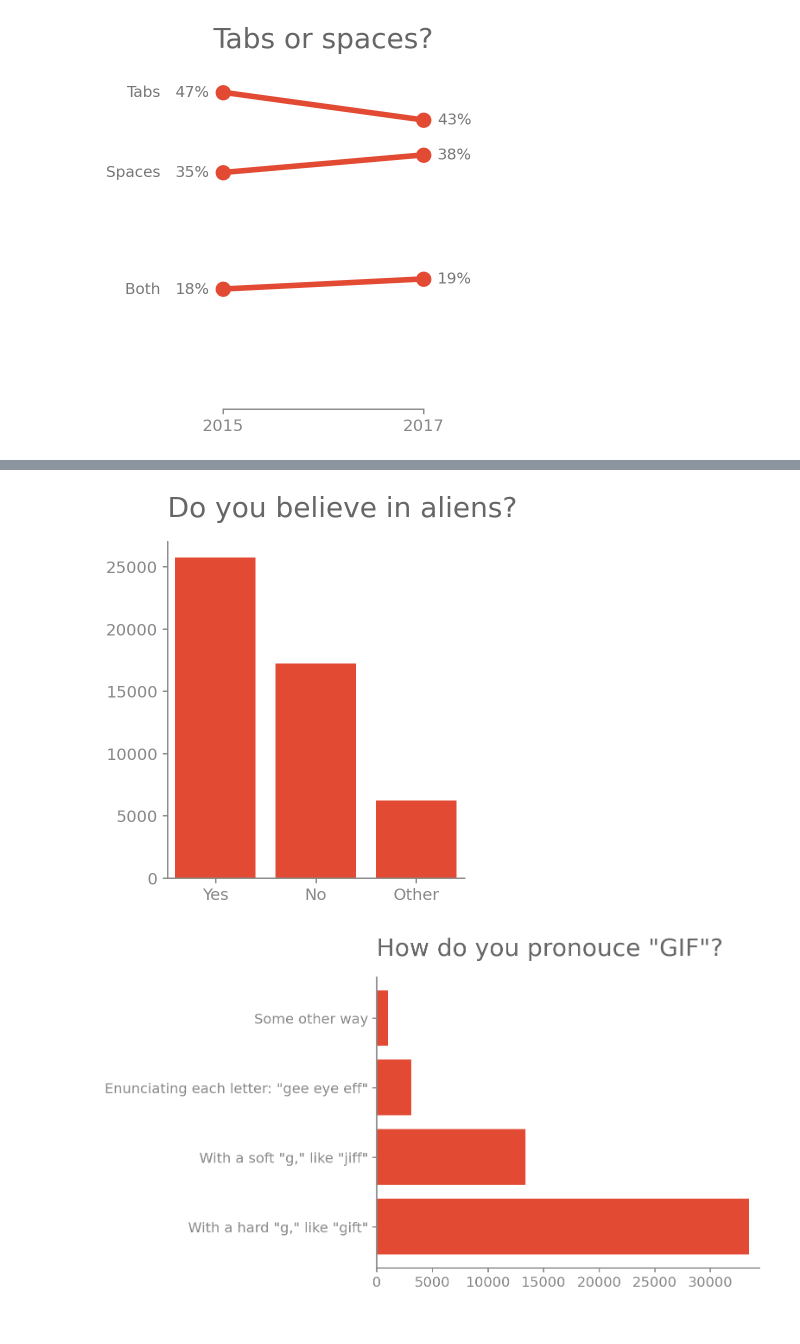
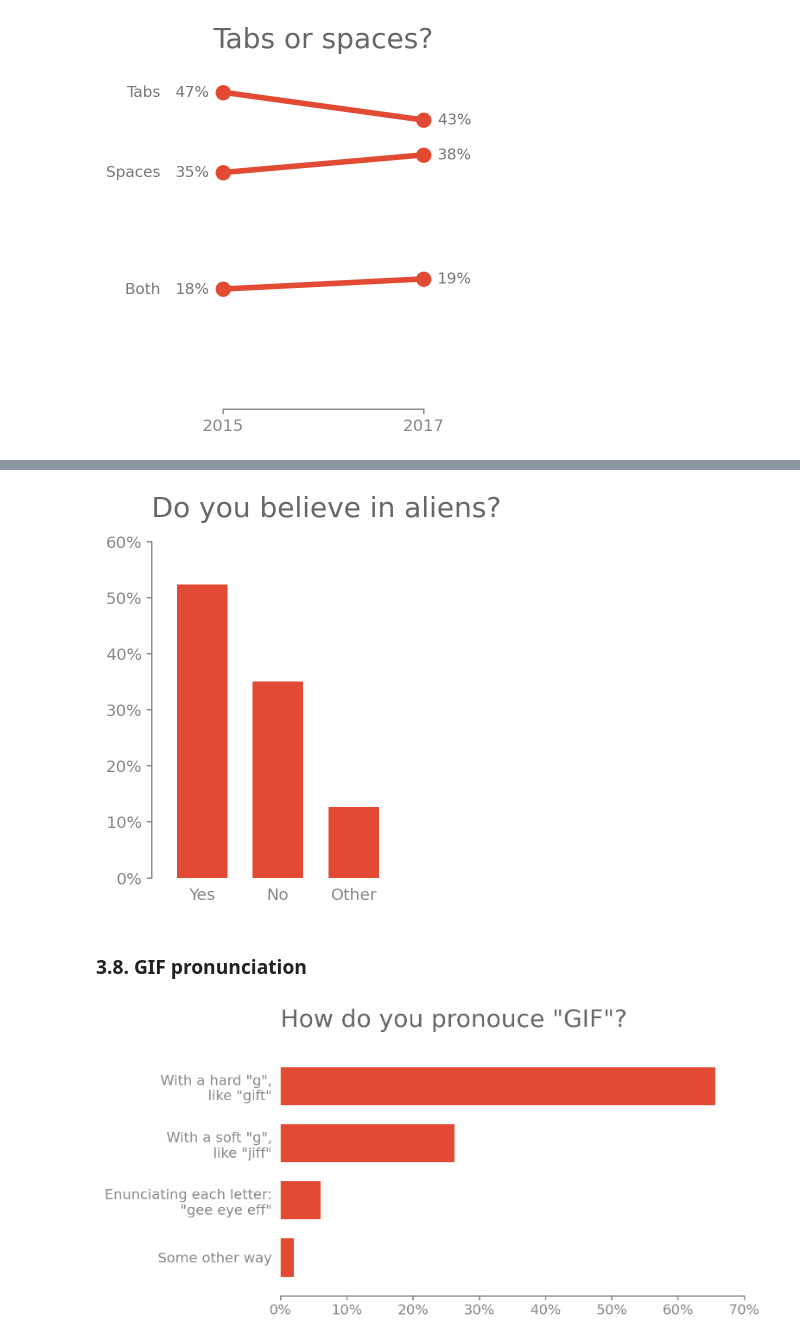
Before and after one commit to gabrieltempass/stack-overflow-survey, a Jupyter notebook: stack_overflow_survey.ipynb, the cells around one changed output, grey strips where cells are left out. Saved outputs shown, nothing was run; the diff lists cells and outputs as text; code cells hidden in the pictures.

```diff
--- a/stack_overflow_survey.ipynb
+++ b/stack_overflow_survey.ipynb
@@ -151,6 +152,6 @@ Name: ITperson, dtype: int64
 ### 2.2. Adjusting series to plot
 # %%
 # Removing items
-q2_15.drop(labels=['Huh?'], inplace=True)
+q3_15.drop(labels=['Huh?'], inplace=True)
 # %%
 # Adjusting the labels
@@ -261,0 +254,5 @@ years = list(range(2011, 2021))
+# %%
+q8_x = ['With a hard "g",\nlike "gift"',
+        'With a soft "g",\nlike "jiff"',
+        'Enunciating each letter:\n"gee eye eff"',
+        'Some other way']
@@ -292,10 +337,11 @@ plt.show();
 # %%
-t0 = 'Survey respondents per year'
-t1 = 'How many caffeinated beverages per day?'
-t2 = 'Tabs or spaces?'
-t3 = '''How much do you agree or disagree with the following statement? I want to go to Mars right now, even if there's a chance I never come back.'''
-t4 = 'Star Wars or Star Trek?'
-t5 = 'Dogs or cats?'
-t6 = 'Do you believe in aliens?'
-t7 = 'How do you pronouce "GIF"?'
-t8 = 'Are you the "IT support person" for your family?'
+# Titles
+t1 = 'How many survey respondents per year?'
+t2 = 'How many caffeinated beverages per day?'
+t3 = 'Tabs or spaces?'
+t4 = '''How much do you agree or disagree with the following statement? I want to go to Mars right now, even if there's a chance I never come back.'''
+t5 = 'Star Wars or Star Trek?'
+t6 = 'Dogs or cats?'
+t7 = 'Do you believe in aliens?'
+t8 = 'How do you pronouce "GIF"?'
+t9 = 'Are you the "IT support person" for your family?'
@@ -483,15 +473,40 @@ plt.show();
 # %%
-fig = plt.figure(figsize=(4, 4.5))
-plt.bar(q6_x, q6_y)
-plt.title(t6)
+q7_coordinates, q7_size = bar_positions(q7_x, 1/2)
+
+plt.figure(figsize=(3.4, 4.5))
+
+plt.bar(q7_coordinates, q7_y_per, width=q7_size)
+
+plt.gca().spines['bottom'].set_visible(False)
+plt.gca().yaxis.set_major_formatter(StrMethodFormatter('{x:,.0%}'))
+plt.gca().tick_params(bottom=False, width=1)
+plt.xticks(q7_coordinates, q7_x)
+plt.title(t7)
+plt.xlim(0, 1)
+plt.ylim(0, 0.6)
+
 plt.tight_layout(h_pad=4, w_pad=4)
-plt.show();
+plt.show()
 # %% [output]
-[figure, old version]
+[figure, new version]
+# %% [markdown]
+### 3.8. GIF pronunciation
 # %%
-plt.barh(q7_x, q7_y)
-plt.title(t7)
+q8_coordinates, q8_size = bar_positions(q8_x, 1/2)
+
+plt.figure(figsize=(8, 4))
+
+plt.barh(q8_coordinates[::-1], q8_y_per, height=q8_size)
+
+plt.gca().spines['left'].set_visible(False)
+plt.gca().xaxis.set_major_formatter(StrMethodFormatter('{x:,.0%}'))
+plt.gca().tick_params(left=False, width=1)
+plt.yticks(q8_coordinates[::-1], q8_x)
+plt.title(t8)
+plt.xlim(0, 0.7)
+plt.ylim(0, 1)
+
 plt.tight_layout(h_pad=4, w_pad=4)
-plt.show();
+plt.show()
 # %% [output]
-[figure, old version]
+[figure, new version]
```
Also changed, not shown: parts of 56 cells of this notebook.
